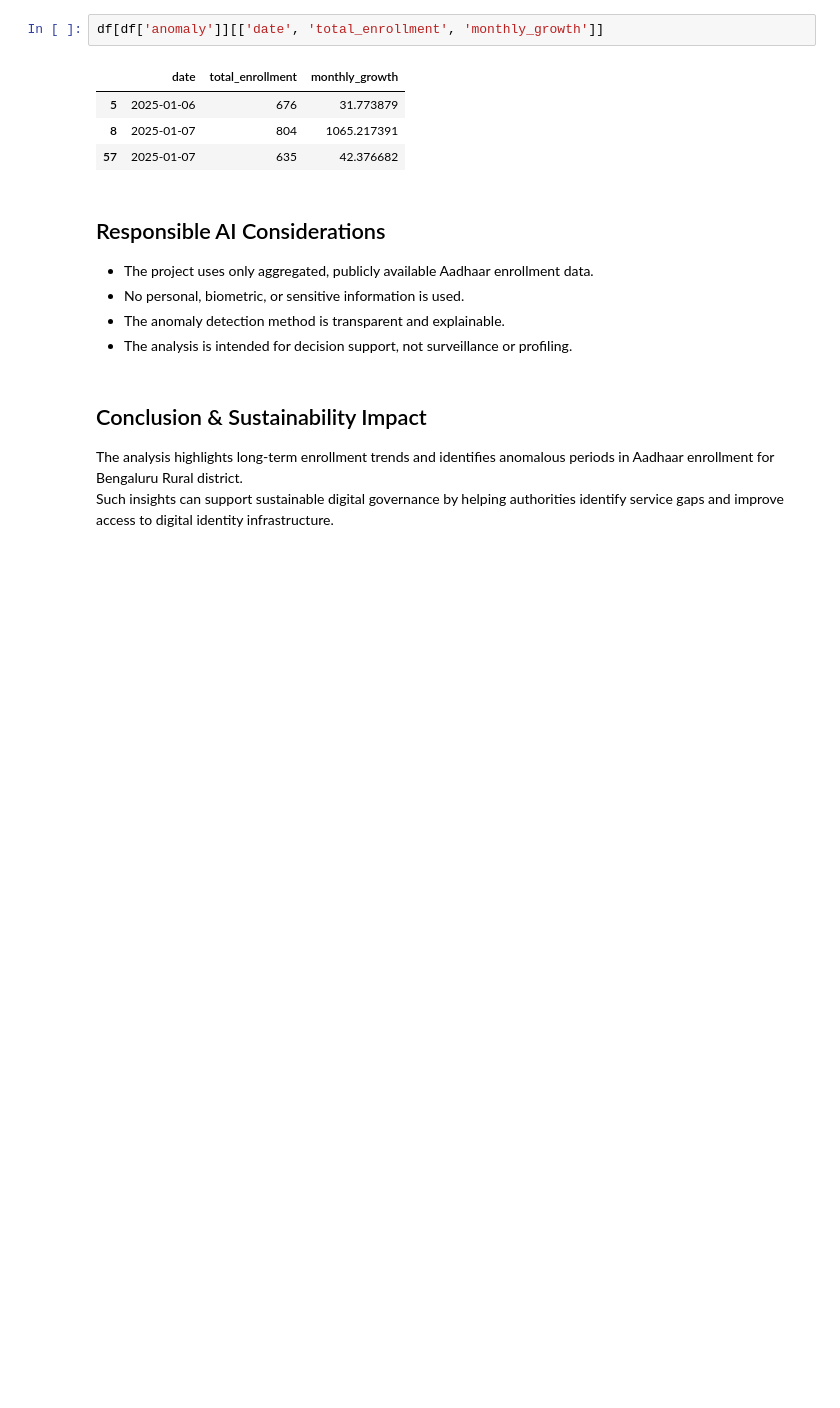
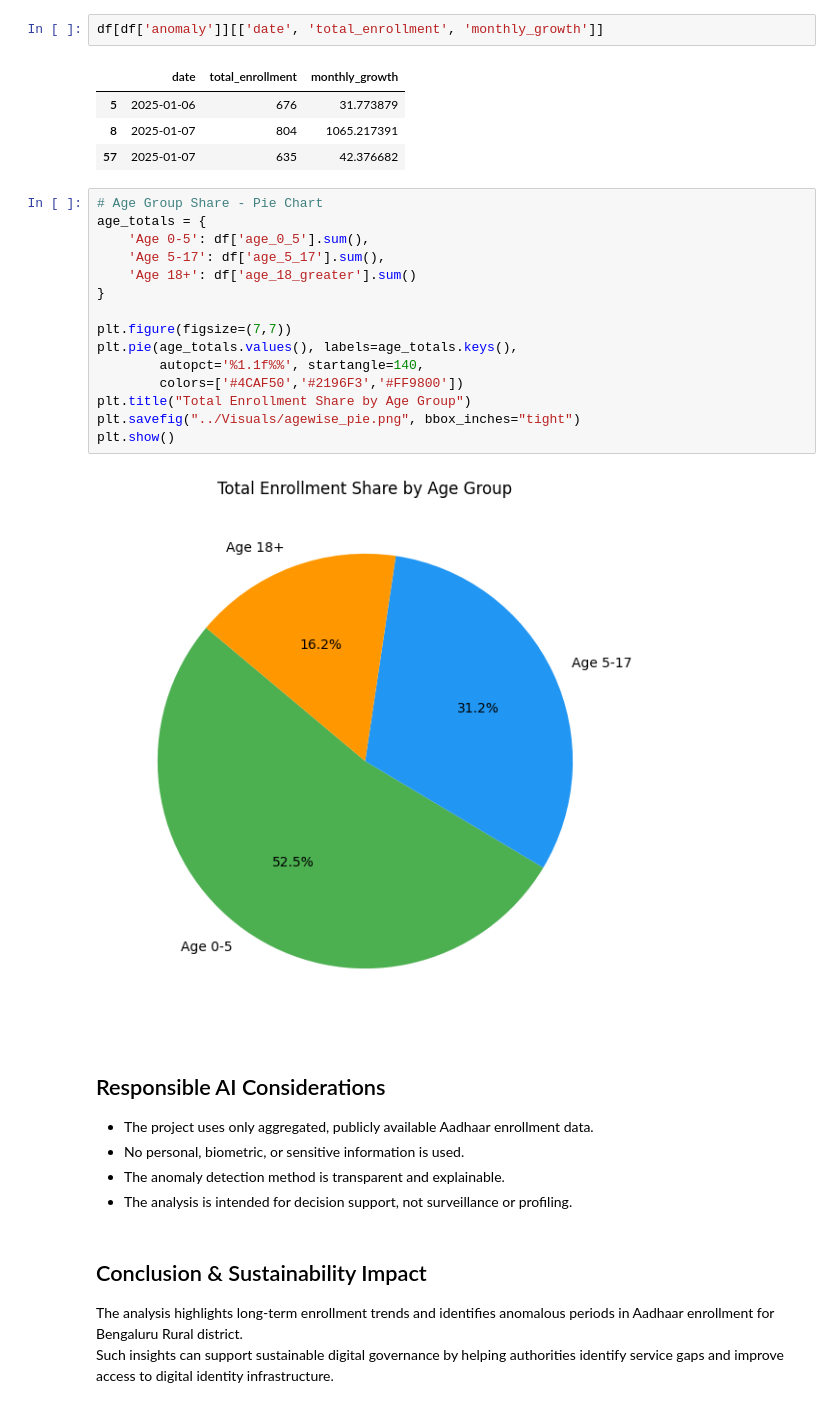
Before and after one commit to VinodhKumar-G/Aadhar-Enrollment-Anomaly-Detection, a Jupyter notebook: Notebook/Analysis.ipynb, the cells around one changed output. Cells and saved outputs as stored; diff of their text form; blank space fills up the shorter version.

Commit message:
Add: pie chart, and data summary

```diff
--- a/Notebook/Analysis.ipynb
+++ b/Notebook/Analysis.ipynb
@@ -141,6 +174,23 @@ df[df['anomaly']][['date', 'total_enrollment', 'monthly_growth']]
 | 5 | 2025-01-06 | 676 | 31.773879 |
 | 8 | 2025-01-07 | 804 | 1065.217391 |
 | 57 | 2025-01-07 | 635 | 42.376682 |
+# %%
+# Age Group Share - Pie Chart
+age_totals = {
+    'Age 0-5': df['age_0_5'].sum(),
+    'Age 5-17': df['age_5_17'].sum(),
+    'Age 18+': df['age_18_greater'].sum()
+}
+
+plt.figure(figsize=(7,7))
+plt.pie(age_totals.values(), labels=age_totals.keys(),
+        autopct='%1.1f%%', startangle=140,
+        colors=['#4CAF50','#2196F3','#FF9800'])
+plt.title("Total Enrollment Share by Age Group")
+plt.savefig("../Visuals/agewise_pie.png", bbox_inches="tight")
+plt.show()
+# %% [output]
+[figure, added]
 # %% [markdown]
 ## Responsible AI Considerations
 
```
Also changed, not shown: parts of 1 cell of this notebook, 5 other files.
